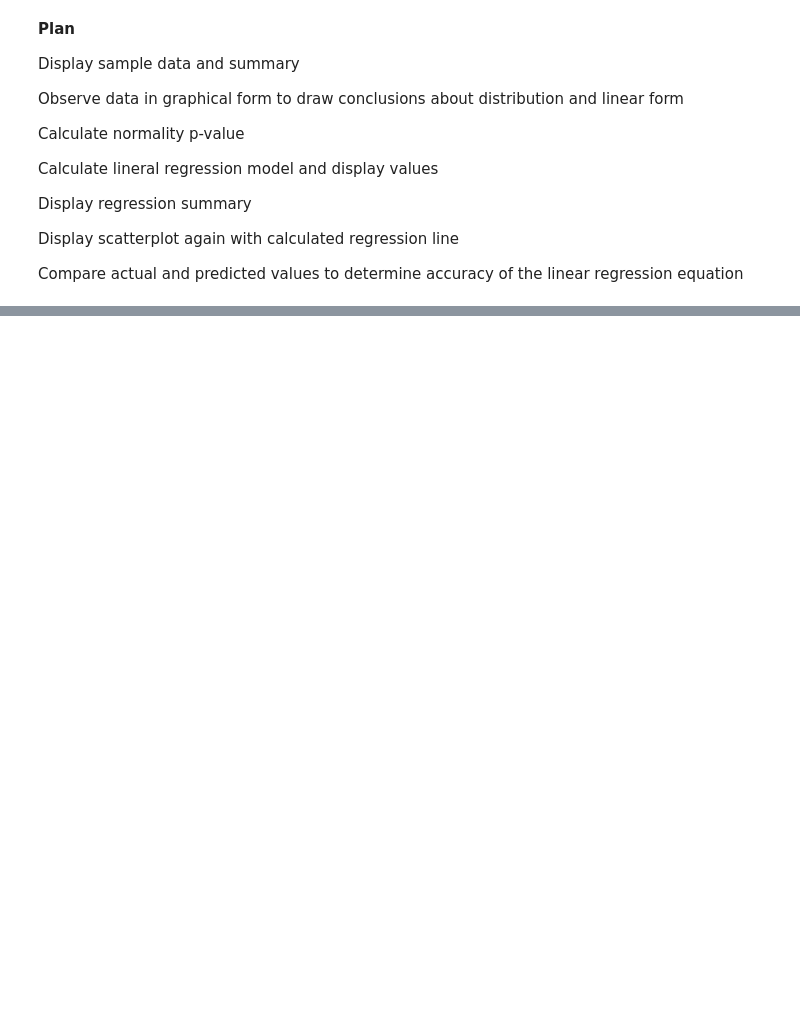
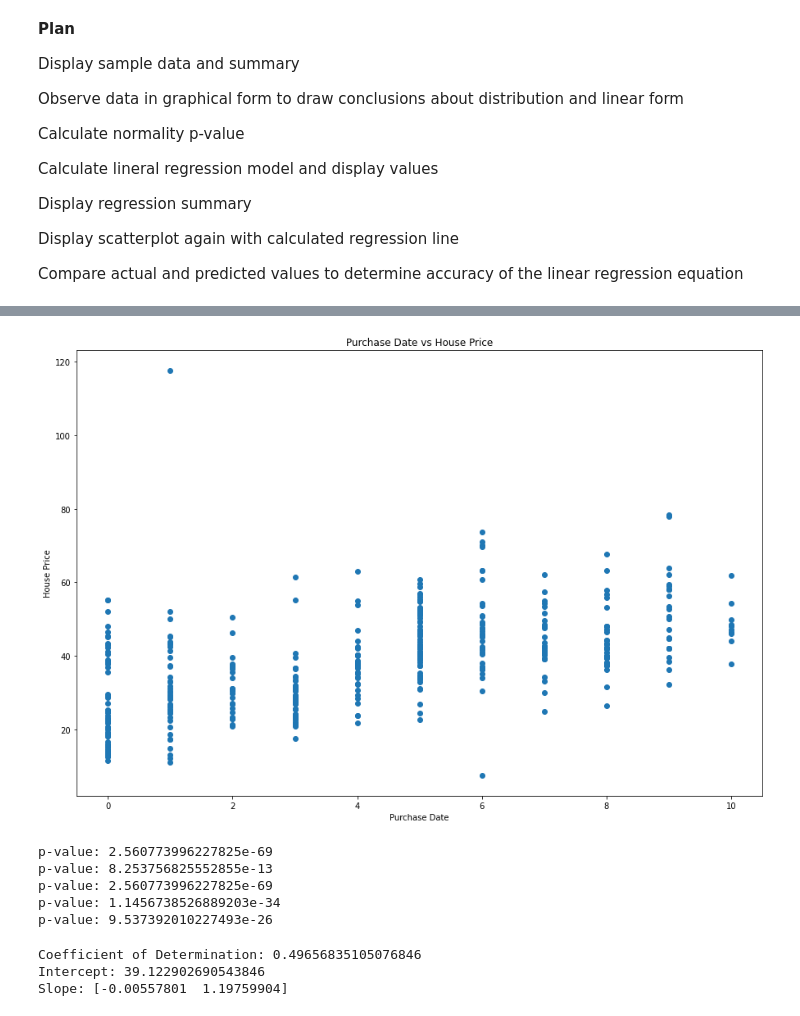
Before and after one commit to stuartketcham/DA310---Multiple-Linear-Regression---Group-Project, a Jupyter notebook: DA310_Multiple_Linear_Regression_Group_Project.ipynb, the cells around one changed output, grey strips where cells are left out. Saved outputs shown, nothing was run; the diff lists cells and outputs as text; code cells hidden in the pictures; blank space fills up the shorter version.

```diff
--- a/DA310_Multiple_Linear_Regression_Group_Project.ipynb
+++ b/DA310_Multiple_Linear_Regression_Group_Project.ipynb
@@ -24,3 +24,8 @@ Display regression summary
 Display scatterplot again with calculated regression line
 
 Compare actual and predicted values to determine accuracy of the linear regression equation
+# %%
+#Read this csv file from GitHub into Jupyter Notebook.
+realestate = pd.read_csv(r"https://raw.githubusercontent.com/stuartketcham/DA310---Multiple-Linear-Regression---Group-Project/df8e8dd993d0432fd66911aa7b6c76a268943554/Real_estate.csv")
+#Check data head
+realestate.head()
@@ -26,0 +39,7 @@ Compare actual and predicted values to determine accuracy of the linear regressi
+# %%
+#Move data from dataset into 4 series
+PurchaseDate = realestate['X1 transaction date']
+HouseAge = realestate['X2 house age']
+MRTStation = realestate['X3 distance to the nearest MRT station']
+NumberOfStores = realestate['X4 number of convenience stores']
+HousePrice = realestate['Y house price of unit area']
@@ -26,0 +59,35 @@ Compare actual and predicted values to determine accuracy of the linear regressi
+# %%
+#Set size of scatterplot
+f, ax = plt.subplots(1, 1, figsize = (15, 10))
+
+#Initial Scatter Plot - Scatterplot #1
+#plt.scatter(PurchaseDate, HousePrice)
+#plt.scatter(HouseAge, HousePrice)
+#plt.scatter(MRTStation, HousePrice)
+plt.scatter(NumberOfStores, HousePrice)
+
+#Add labels
+plt.title("Purchase Date vs House Price")
+plt.xlabel("Purchase Date")
+plt.ylabel("House Price")
+plt.show()
+# %% [output]
+[figure, added]
+# %%
+#Normality Check - P-value
+stat, p = stats.normaltest(PurchaseDate)
+print('p-value:', p)
+stat, p = stats.normaltest(HouseAge)
+print('p-value:', p)
+stat, p = stats.normaltest(PurchaseDate)
+print('p-value:', p)
+stat, p = stats.normaltest(MRTStation)
+print('p-value:', p)
+stat, p = stats.normaltest(NumberOfStores)
+print('p-value:', p)
+# %% [output]
+p-value: 2.560773996227825e-69
+p-value: 8.253756825552855e-13
+p-value: 2.560773996227825e-69
+p-value: 1.1456738526889203e-34
+p-value: 9.537392010227493e-26
@@ -26,0 +132,9 @@ Compare actual and predicted values to determine accuracy of the linear regressi
+# %%
+#Output formula variables for regression analysis.
+print('Coefficient of Determination:', r_sq)
+print('Intercept:', salIntercept)
+print('Slope:', salCoef)
+# %% [output]
+Coefficient of Determination: 0.49656835105076846
+Intercept: 39.122902690543846
+Slope: [-0.00557801  1.19759904]
```
Also changed, not shown: parts of 6 cells of this notebook.
